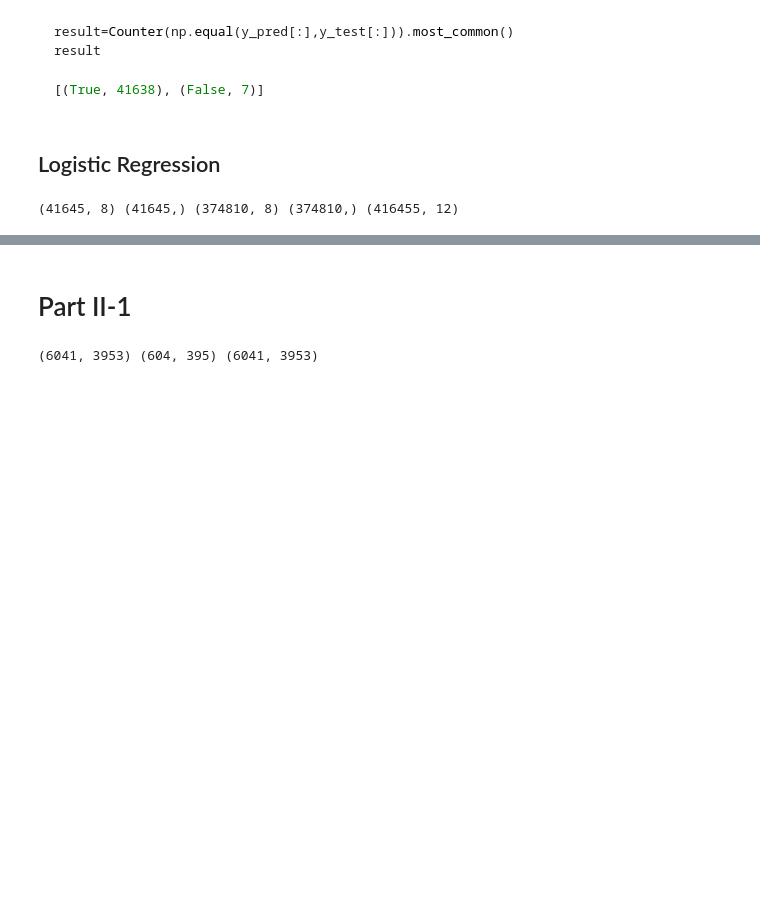
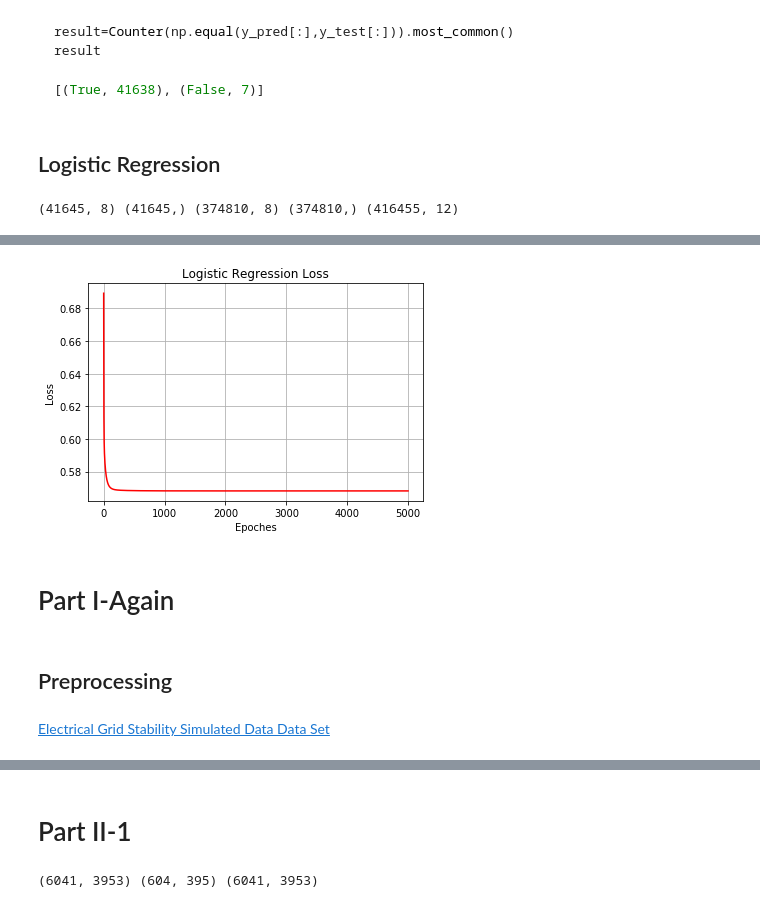
Before and after one commit to wlf1998/WebInfo, a Jupyter notebook: WebMining/Lab2.ipynb, the cells around one changed output, grey strips where cells are left out. Saved outputs shown, nothing was run; the diff lists cells and outputs as text; code cells hidden in the pictures; blank space fills up the shorter version.

Commit message:
Part I-Again

```diff
--- a/WebMining/Lab2.ipynb
+++ b/WebMining/Lab2.ipynb
@@ -123,6 +123,7 @@ print(X_test.shape,y_test.shape,X_train.shape,y_train.shape,data.shape)
 # %% [output]
 (41645, 8) (41645,) (374810, 8) (374810,) (416455, 12)
 # %%
+LOSS=[]
 class LogisticRegression():
     def __init__(self,lr=0.1):
         self.lr=lr
@@ -140,8 +141,10 @@ class LogisticRegression():
         for i in range(epochs):
             y_hat=self.sigmoid(X_train @ self.W)
             self.W -= self.lr * (X_train.T @ (y_hat - y_train) / y_train.shape[0])
+            temp_loss=self.loss(y_train,y_hat)
+            LOSS.append((i,temp_loss))
             if i %100 ==0:
-                print(i,self.loss(y_train,y_hat))
+                print(i,temp_loss)
 
     def predict(self,X_test):
         y_pred=self.sigmoid(X_test @ self.W)>0.5
@@ -167,0 +178,19 @@ Counter(y_pred == y_test).most_common()
+# %%
+import matplotlib.pyplot as plt
+%matplotlib inline
+plt.figure(1)
+plt.plot([i[0] for i in LOSS],[i[1] for i in LOSS],'r')
+plt.title("Logistic Regression Loss")
+plt.grid(True)
+plt.ylabel("Loss")
+plt.xlabel("Epoches")
+plt.savefig("./graph/PartI-LR.png",dpi=1000)
+plt.show()
+# %% [output]
+[figure, added]
+# %% [markdown]
+# Part I-Again
+# %% [markdown]
+## Preprocessing
+# %% [markdown]
+[Electrical Grid Stability Simulated Data Data Set ](https://archive.ics.uci.edu/ml/datasets/Electrical+Grid+Stability+Simulated+Data+)
```
Also changed, not shown: parts of 46 cells of this notebook, 8 other files.
